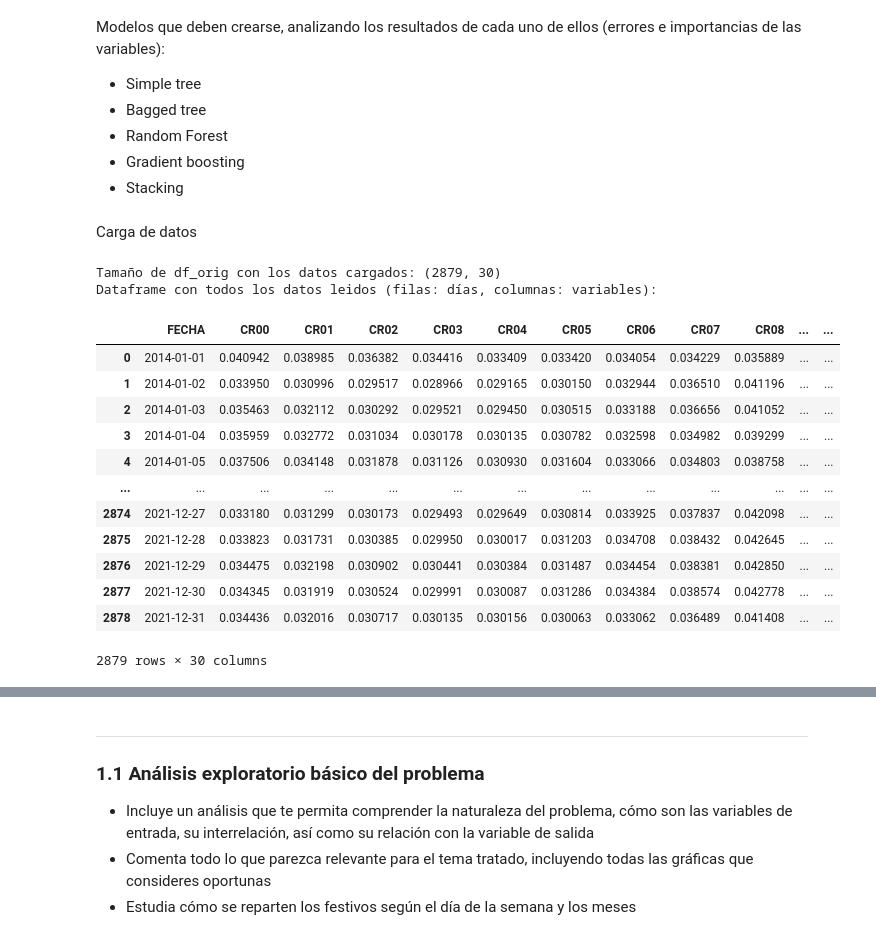
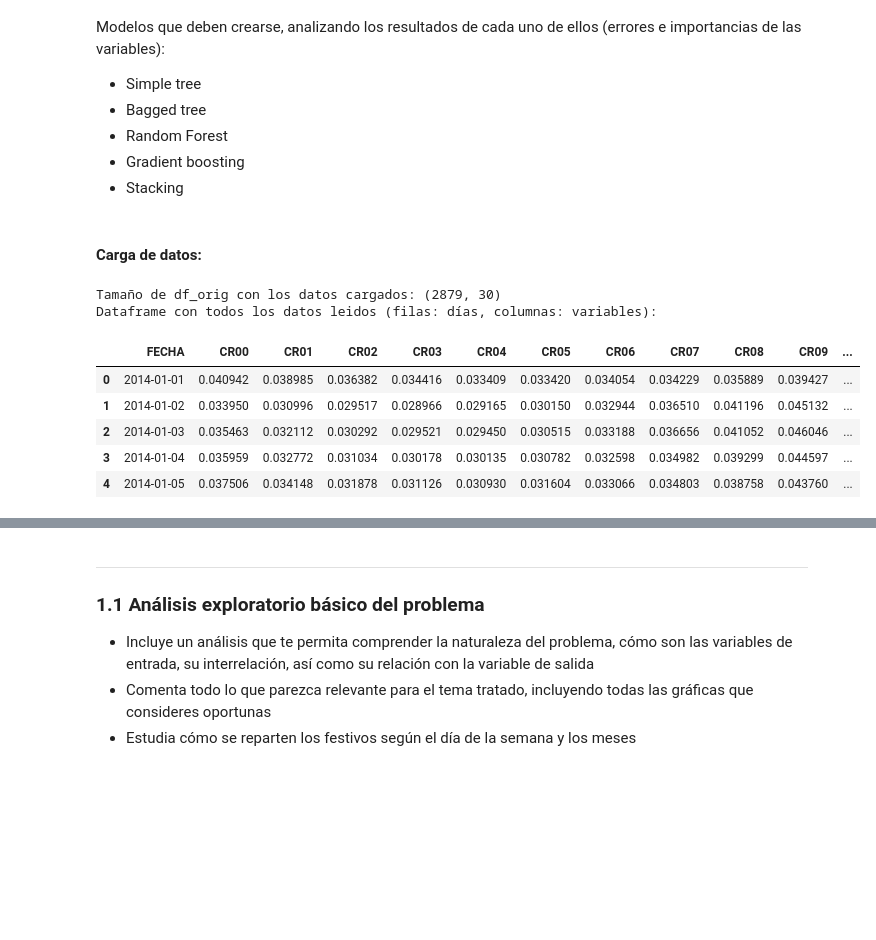
Before and after one commit to carlota-moh/ml2-ensemble, a Jupyter notebook: template.ipynb, the cells around one changed output, grey strips where cells are left out. Drawn from its saved outputs; the diff is of its cells as text; code cells hidden in the pictures; blank space fills up the shorter version.

```diff
--- a/template.ipynb
+++ b/template.ipynb
@@ -30 +60,3 @@ sns.set()
+# %%
+pd.set_option('display.max_columns', None)
 # %% [markdown]
@@ -39,39 +71,32 @@ Se deben ajustar diferentes modelos, buscando un buen compromiso entre la comple
 - Gradient boosting
 - Stacking
 # %% [markdown]
-Carga de datos
+#### Carga de datos:
 # %%
 #-------------------------- NO ESCRIBAS LÍNEAS DE CÓDIGO MÁS LARGAS QUE LO QUE OCUPA ESTA LÍNEA -----------------------------|
 
 df_aju = pd.read_csv('data/input/AJU_DATOS_DEM_C3.csv')
 
-# parseamos la fecha (cadena) para que sea un datetime con formato dd/mm/yyyy
-# esta variable NO se puede utilizar como entrada en los modelos
-df_aju.FECHA = pd.to_datetime(df_aju.FECHA, format='%d/%m/%Y')
-s=df_aju.loc[:,'FECHA']
+# Parseamos la fecha (cadena) para que sea un datetime con formato dd/mm/yyyy
+# Nota: esta variable NO se puede utilizar como entrada en los modelos
+df_aju.FECHA = pd.to_datetime(df_aju.FECHA, format="%d/%m/%Y")
+s = df_aju.loc[:, 'FECHA']
 df_aju['FECHA'] =  s.dt.date
 
-# eliminamos las variables que no se pueden usar como entradas en los modelos
+# Eliminamos las variables que no se pueden usar como entradas en los modelos
 del df_aju['ANNO']
 del df_aju['DIA']
 
 print('Tamaño de df_orig con los datos cargados:', df_aju.shape)
 print('Dataframe con todos los datos leidos (filas: días, columnas: variables):')
-df_aju
+df_aju.head()
 # %% [output]
 Tamaño de df_orig con los datos cargados: (2879, 30)
 Dataframe con todos los datos leidos (filas: días, columnas: variables):
-|  | FECHA | CR00 | CR01 | CR02 | CR03 | CR04 | CR05 | CR06 | CR07 | CR08 | ... | ... |
-| 0 | 2014-01-01 | 0.040942 | 0.038985 | 0.036382 | 0.034416 | 0.033409 | 0.033420 | 0.034054 | 0.034229 | 0.035889 | ... | ... |
-| 1 | 2014-01-02 | 0.033950 | 0.030996 | 0.029517 | 0.028966 | 0.029165 | 0.030150 | 0.032944 | 0.036510 | 0.041196 | ... | ... |
-| 2 | 2014-01-03 | 0.035463 | 0.032112 | 0.030292 | 0.029521 | 0.029450 | 0.030515 | 0.033188 | 0.036656 | 0.041052 | ... | ... |
-| 3 | 2014-01-04 | 0.035959 | 0.032772 | 0.031034 | 0.030178 | 0.030135 | 0.030782 | 0.032598 | 0.034982 | 0.039299 | ... | ... |
-| 4 | 2014-01-05 | 0.037506 | 0.034148 | 0.031878 | 0.031126 | 0.030930 | 0.031604 | 0.033066 | 0.034803 | 0.038758 | ... | ... |
-| ... | ... | ... | ... | ... | ... | ... | ... | ... | ... | ... | ... | ... |
-| 2874 | 2021-12-27 | 0.033180 | 0.031299 | 0.030173 | 0.029493 | 0.029649 | 0.030814 | 0.033925 | 0.037837 | 0.042098 | ... | ... |
-| 2875 | 2021-12-28 | 0.033823 | 0.031731 | 0.030385 | 0.029950 | 0.030017 | 0.031203 | 0.034708 | 0.038432 | 0.042645 | ... | ... |
-| 2876 | 2021-12-29 | 0.034475 | 0.032198 | 0.030902 | 0.030441 | 0.030384 | 0.031487 | 0.034454 | 0.038381 | 0.042850 | ... | ... |
-| 2877 | 2021-12-30 | 0.034345 | 0.031919 | 0.030524 | 0.029991 | 0.030087 | 0.031286 | 0.034384 | 0.038574 | 0.042778 | ... | ... |
-| 2878 | 2021-12-31 | 0.034436 | 0.032016 | 0.030717 | 0.030135 | 0.030156 | 0.030063 | 0.033062 | 0.036489 | 0.041408 | ... | ... |
+|  | FECHA | CR00 | CR01 | CR02 | CR03 | CR04 | CR05 | CR06 | CR07 | CR08 | CR09 | ... |
+| 0 | 2014-01-01 | 0.040942 | 0.038985 | 0.036382 | 0.034416 | 0.033409 | 0.033420 | 0.034054 | 0.034229 | 0.035889 | 0.039427 | ... |
+| 1 | 2014-01-02 | 0.033950 | 0.030996 | 0.029517 | 0.028966 | 0.029165 | 0.030150 | 0.032944 | 0.036510 | 0.041196 | 0.045132 | ... |
+| 2 | 2014-01-03 | 0.035463 | 0.032112 | 0.030292 | 0.029521 | 0.029450 | 0.030515 | 0.033188 | 0.036656 | 0.041052 | 0.046046 | ... |
+| 3 | 2014-01-04 | 0.035959 | 0.032772 | 0.031034 | 0.030178 | 0.030135 | 0.030782 | 0.032598 | 0.034982 | 0.039299 | 0.044597 | ... |
+| 4 | 2014-01-05 | 0.037506 | 0.034148 | 0.031878 | 0.031126 | 0.030930 | 0.031604 | 0.033066 | 0.034803 | 0.038758 | 0.043760 | ... |
-2879 rows × 30 columns
 # %% [markdown]
```
Also changed, not shown: parts of 82 cells of this notebook.
